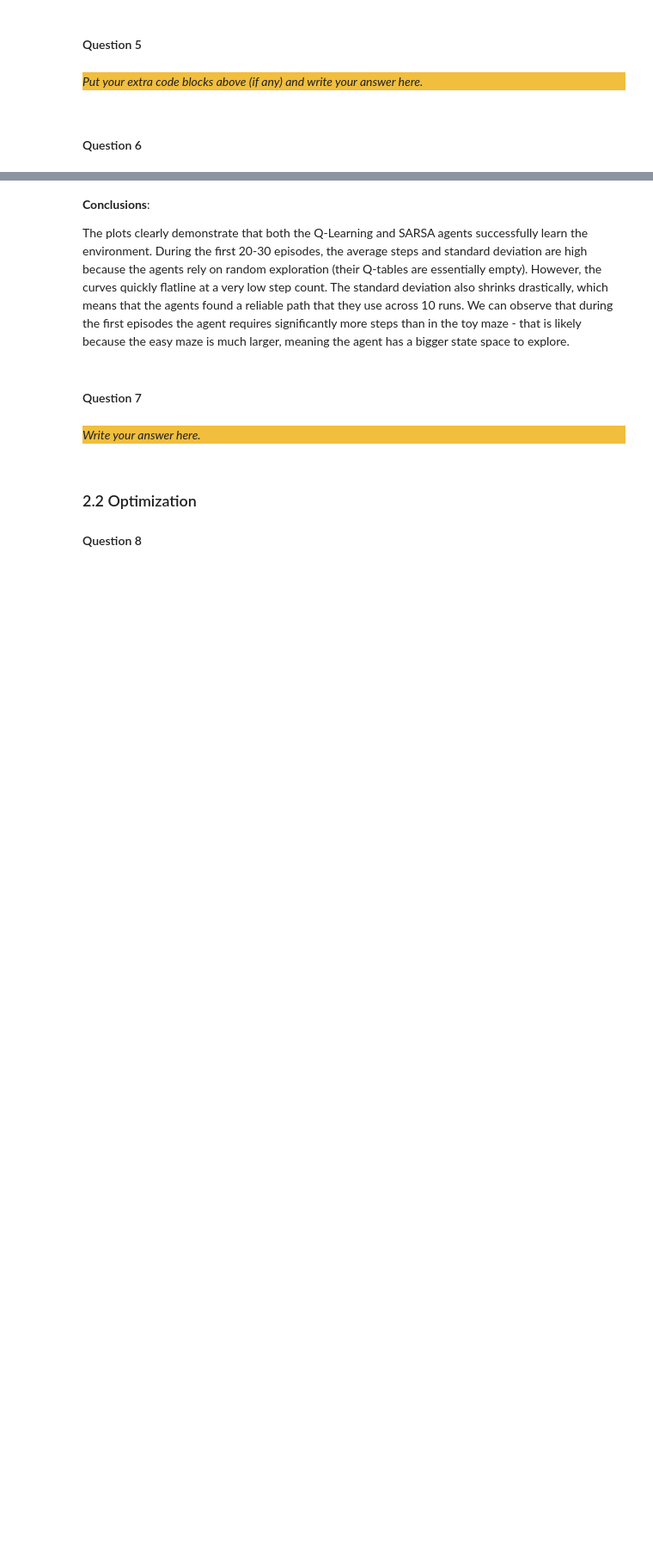
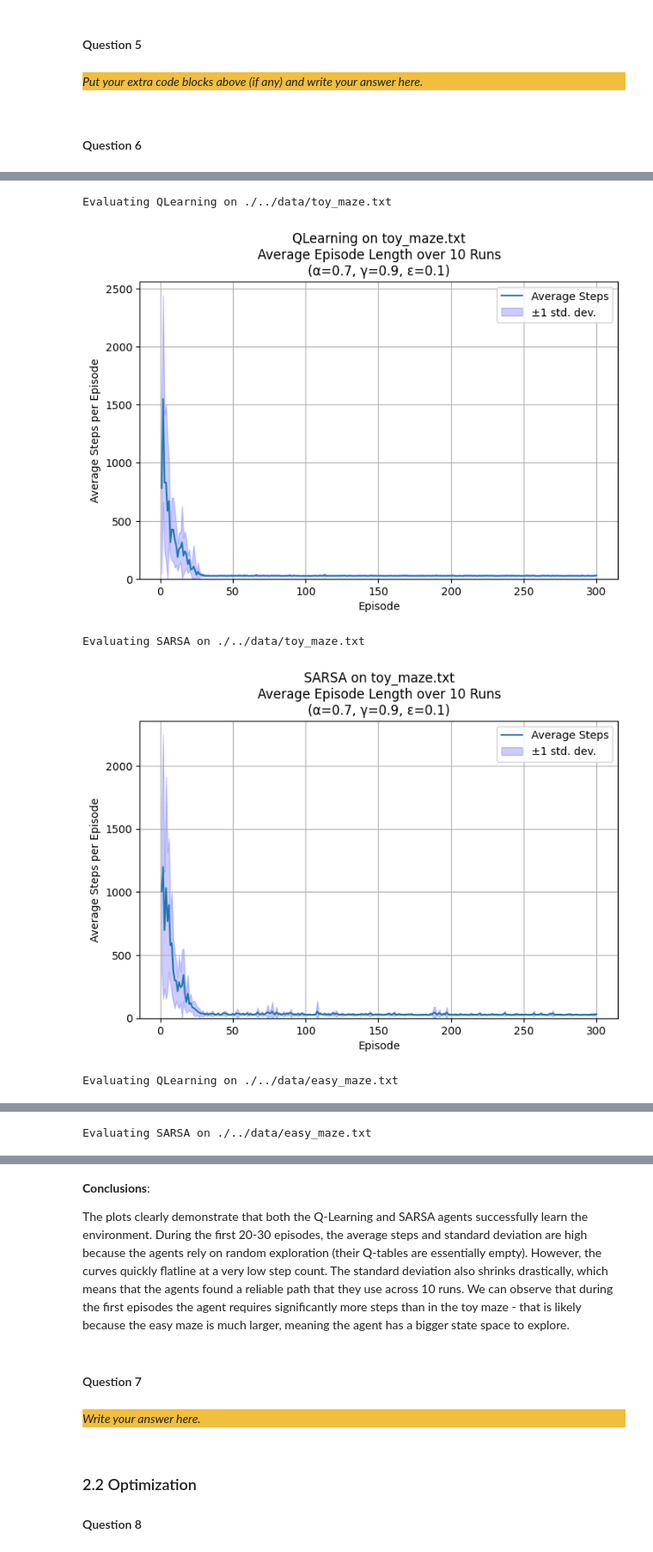
Before and after one commit to luca23bledea/CI_assignment3, a Jupyter notebook: src/Main.ipynb, the cells around one changed output, grey strips where cells are left out. Shown at 86% size. Drawn from its saved outputs; the diff is of its cells as text; code cells hidden in the pictures; blank space fills up the shorter version.

```diff
--- a/src/Main.ipynb
+++ b/src/Main.ipynb
@@ -478,6 +481,7 @@ def agent_cycle_sarsa(n_episodes=300, strategy=1, eps=0.1, temperature=1.0, lear
 
         current_state = agent.get_state(maze=maze)
 
+        action = None
         # 1. Select INITIAL action (SARSA needs this before stepping)
         if strategy == 0:
             action = exploration_strategy.random(agent, maze)
@@ -597,0 +600,13 @@ Evaluating SARSA on ./../data/easy_maze.txt
+# %%
+mazes_to_test = ["./../data/toy_maze.txt", "./../data/easy_maze.txt"]
+algorithms = ["QLearning", "SARSA"]
+params = {"alpha": 0.7, "gamma": 0.9}
+runs = 10
+
+plot_running_average(mazes_to_test, algorithms, params, runs)
+# %% [output]
+Evaluating QLearning on ./../data/toy_maze.txt
+[figure, added]
+Evaluating SARSA on ./../data/toy_maze.txt
+[figure, added]
+Evaluating QLearning on ./../data/easy_maze.txt
@@ -597,0 +614 @@ Evaluating SARSA on ./../data/easy_maze.txt
+Evaluating SARSA on ./../data/easy_maze.txt
```
Also changed, not shown: parts of 21 cells of this notebook, 1 other file.
